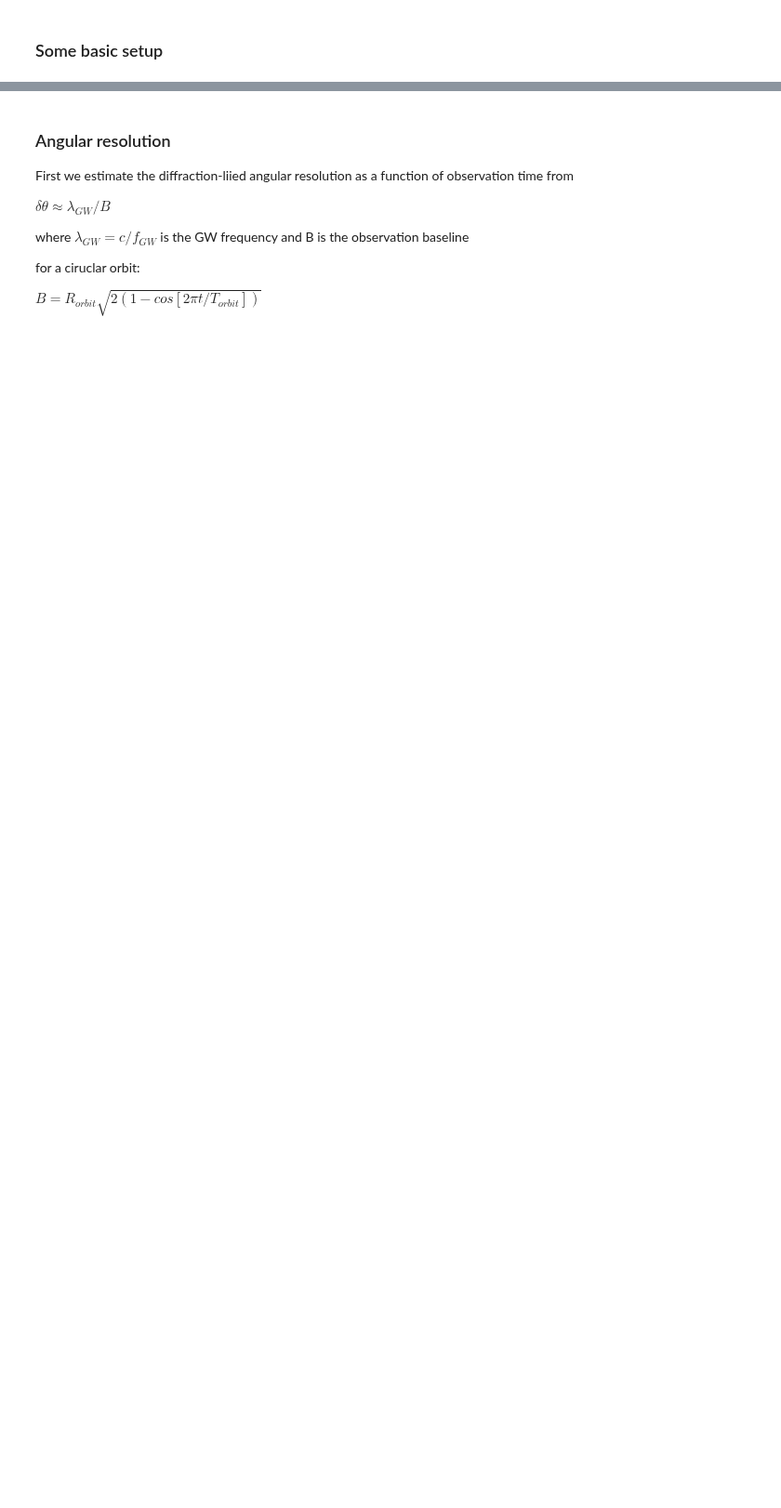
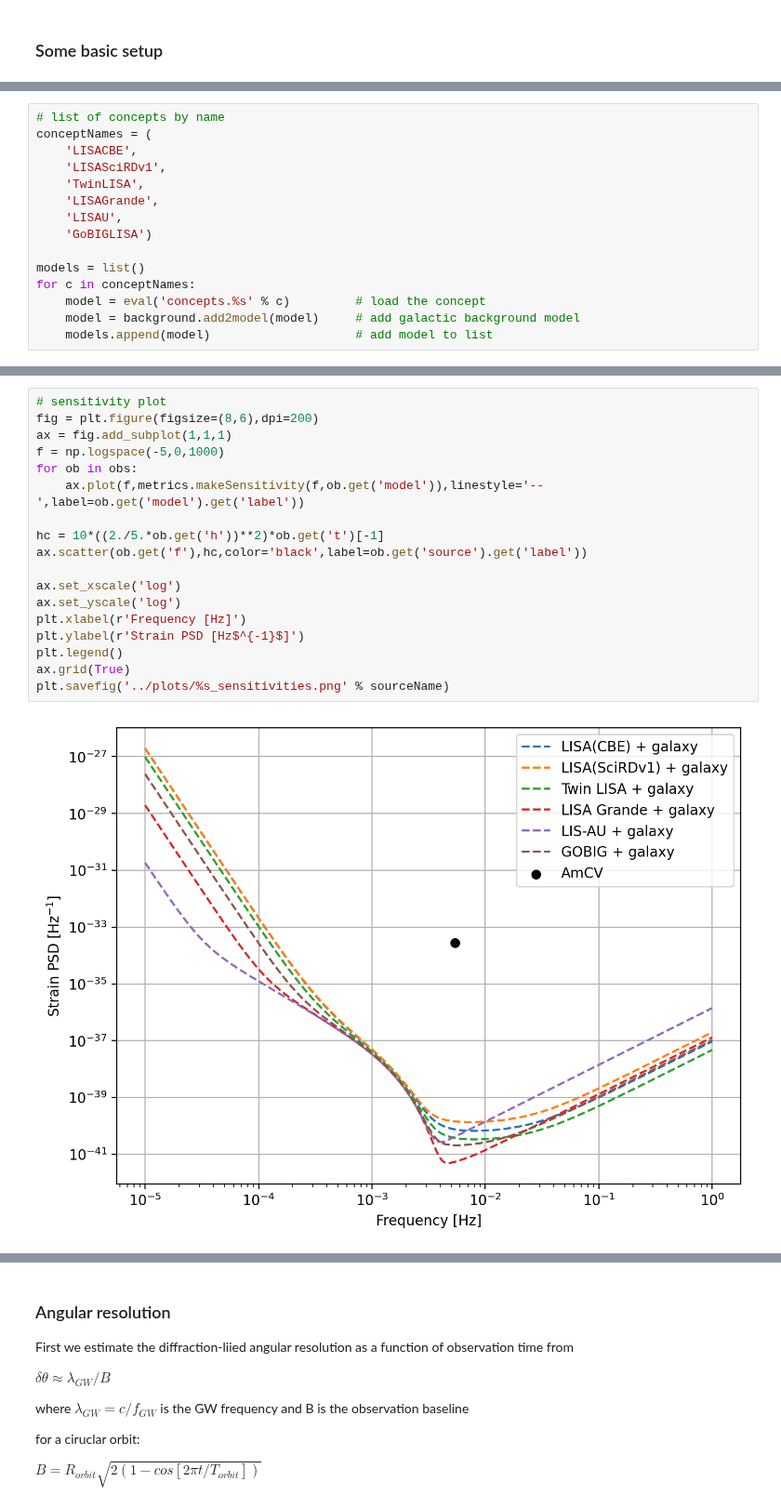
Before and after one commit to JohnGBaker/GWI-metrics, a Jupyter notebook: Notebooks/CWSNRNotebook.ipynb, the cells around one changed output, grey strips where cells are left out. Shown at 93% size. Drawn from its saved outputs; the diff is of its cells as text; blank space fills up the shorter version.

```diff
--- a/Notebooks/CWSNRNotebook.ipynb
+++ b/Notebooks/CWSNRNotebook.ipynb
@@ -105,0 +44,15 @@ Text(0, 0.5, 'SNR')
+# %%
+# list of concepts by name
+conceptNames = (
+    'LISACBE',
+    'LISASciRDv1',
+    'TwinLISA',
+    'LISAGrande',
+    'LISAU',
+    'GoBIGLISA')
+
+models = list()
+for c in conceptNames:
+    model = eval('concepts.%s' % c)         # load the concept
+    model = background.add2model(model)     # add galactic background model
+    models.append(model)                    # add model to list
@@ -105,0 +72,20 @@ Text(0, 0.5, 'SNR')
+# %%
+# sensitivity plot
+fig = plt.figure(figsize=(8,6),dpi=200)
+ax = fig.add_subplot(1,1,1)
+f = np.logspace(-5,0,1000)
+for ob in obs:
+    ax.plot(f,metrics.makeSensitivity(f,ob.get('model')),linestyle='--',label=ob.get('model').get('label'))
+
+hc = 10*((2./5.*ob.get('h'))**2)*ob.get('t')[-1]
+ax.scatter(ob.get('f'),hc,color='black',label=ob.get('source').get('label'))
+
+ax.set_xscale('log')
+ax.set_yscale('log')
+plt.xlabel(r'Frequency [Hz]')
+plt.ylabel(r'Strain PSD [Hz$^{-1}$]')
+plt.legend()
+ax.grid(True)
+plt.savefig('../plots/%s_sensitivities.png' % sourceName)
+# %% [output]
+[figure, added]
```
Also changed, not shown: parts of 26 cells of this notebook, 5 other files.
